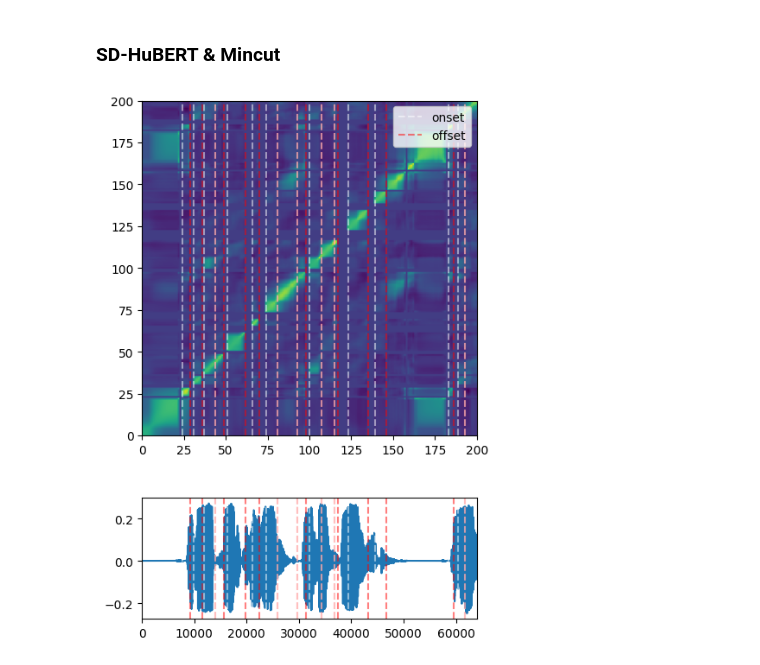
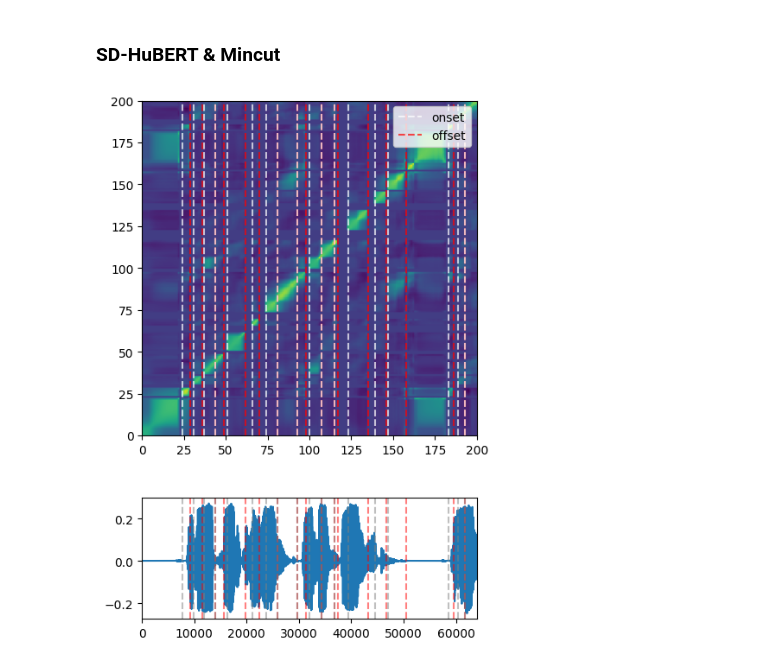
Before and after one commit to cheoljun95/sdhubert, a Jupyter notebook: example.ipynb, the cells around one changed output. Cells and saved outputs as stored; diff of their text form; code cells hidden in the pictures.

```diff
--- a/example.ipynb
+++ b/example.ipynb
@@ -10,7 +10,7 @@ import numpy as np
 device = "cuda:0"
 ckpt_path = "ckpts/sdhubert_base.pt" # or your own path
 segmenter = SDHuBERTSegmenter(ckpt_path, layer=9, normcut_strategy="relative",
-                              normcut_threshold=0.1, silence_threshold=0.05,
+                              normcut_threshold=0.1, silence_threshold=0.02,
                               device=device)
 
 ## syl_dur: asymptotic length of syllable in second. so the below syl_dur=0.1 means it woul have inital 100ms-long syllables.
@@ -25,21 +25,21 @@ wav,sr = sf.read(wav_file)
 # %%
 frame_num = 200
 
 f, (a0, a1) = plt.subplots(2, 1, gridspec_kw={'height_ratios': [3, 1],},figsize=(5,8))
 a0.imshow(outputs['features']@outputs['features'].T)
 need_legend=True
 for s,e in outputs['segments']:
-    a0.axvline(s, color='white',ls='--',alpha=0.5,label='onset')
-    a0.axvline(e, color='red', ls='--',alpha=0.5,label='offset')
+    a0.axvline(s, color='white',ls='--',alpha=.7,label='onset')
+    a0.axvline(e, color='red', ls='--',alpha=0.7,label='offset')
     if need_legend:
         a0.legend()
         need_legend = False
 a0.set_xlim(0,frame_num)
 a0.set_ylim(0,frame_num)
 a1.plot(wav[:int(sr*200/50)])
 a1.set_xlim(0,int(sr*200/50))
 for s,e in outputs['segments']:
-    a1.axvline(s/50*sr, color='white',ls='--',alpha=0.5,label='onset')
+    a1.axvline(s/50*sr, color='gray',ls='--',alpha=0.5,label='onset')
     a1.axvline(e/50*sr, color='red', ls='--',alpha=0.5,label='offset')
 # %% [output]
-[figure, old version]
+[figure, new version]
```
Also changed, not shown: parts of 1 cell of this notebook, 2 other files.
